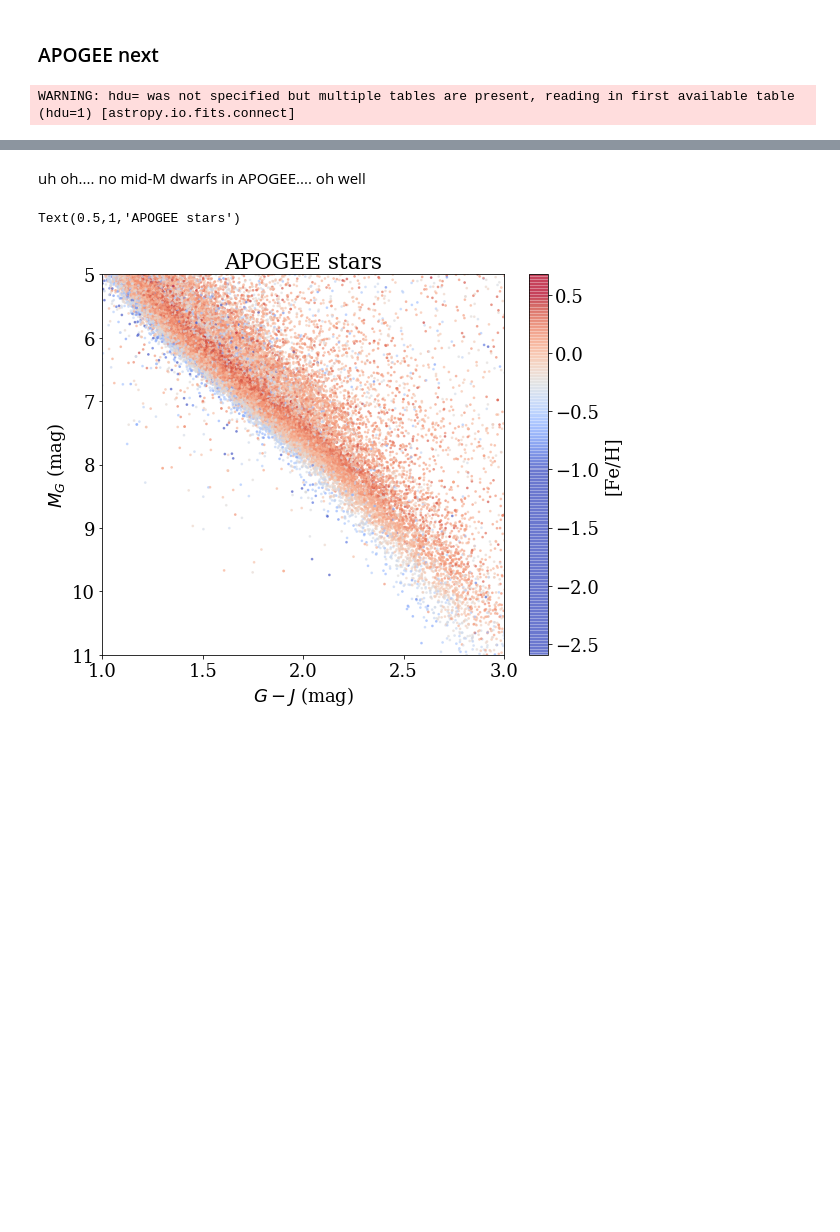
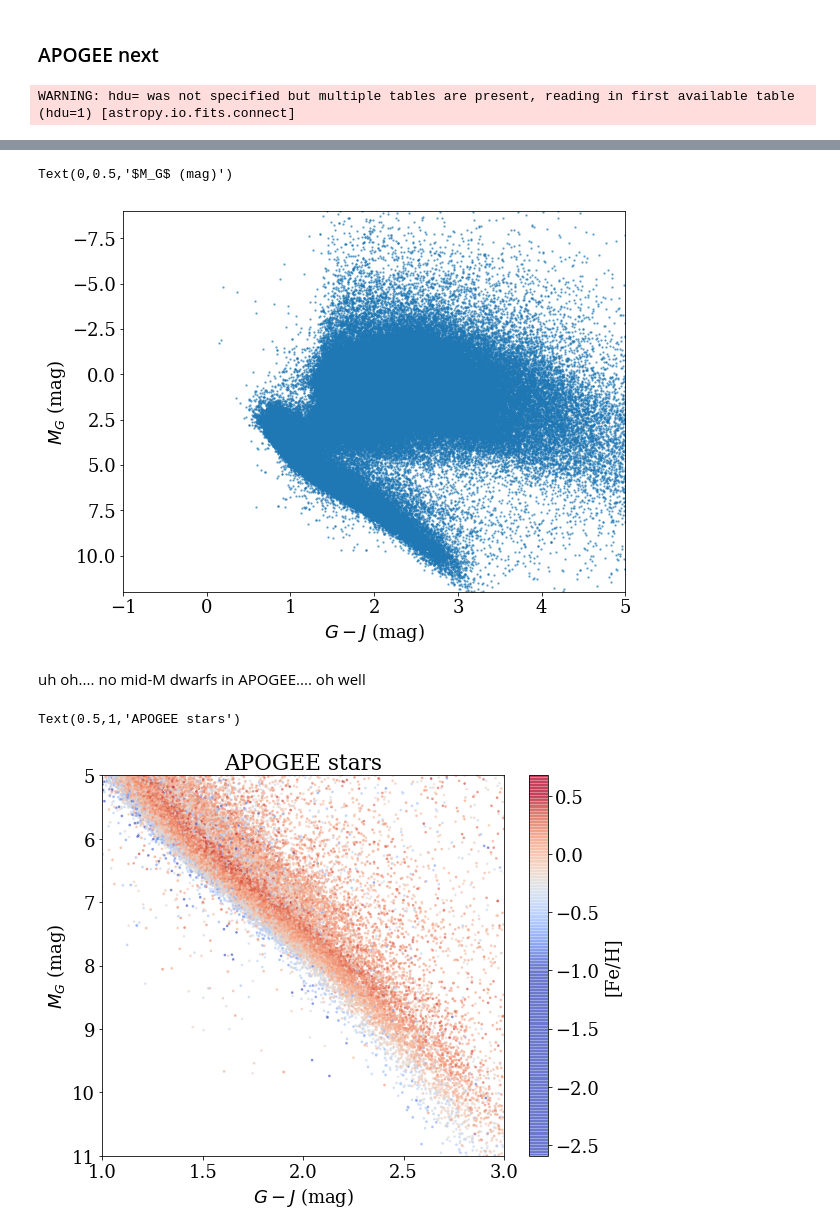
Before and after one commit to jradavenport/GaiaSprint2018, a Jupyter notebook: feh/FeH_explore.ipynb, the cells around one changed output, grey strips where cells are left out. Cells and saved outputs as stored; diff of their text form; code cells hidden in the pictures; blank space fills up the shorter version.

```diff
--- a/feh/FeH_explore.ipynb
+++ b/feh/FeH_explore.ipynb
@@ -300,3 +199,17 @@ cb.set_label('[Fe/H]')
+# %%
+plt.figure(figsize=(9,7))
+
+plt.scatter(Adata[u'phot_g_mean_mag'].values[Aok] - Adata[u'Jmag'].values[Aok],
+            M_GA,
+            s=2, alpha=0.5)
+
+plt.ylim(12,-9)
+plt.xlim(-1,5)
+plt.xlabel('$G-J$ (mag)')
+plt.ylabel(r'$M_G$ (mag)')
+# %% [output]
+Text(0,0.5,'$M_G$ (mag)')
+[figure, added]
 # %% [markdown]
 uh oh.... no mid-M dwarfs in APOGEE.... oh well
 # %%
```
Also changed, not shown: parts of 47 cells of this notebook, 1 other file.
